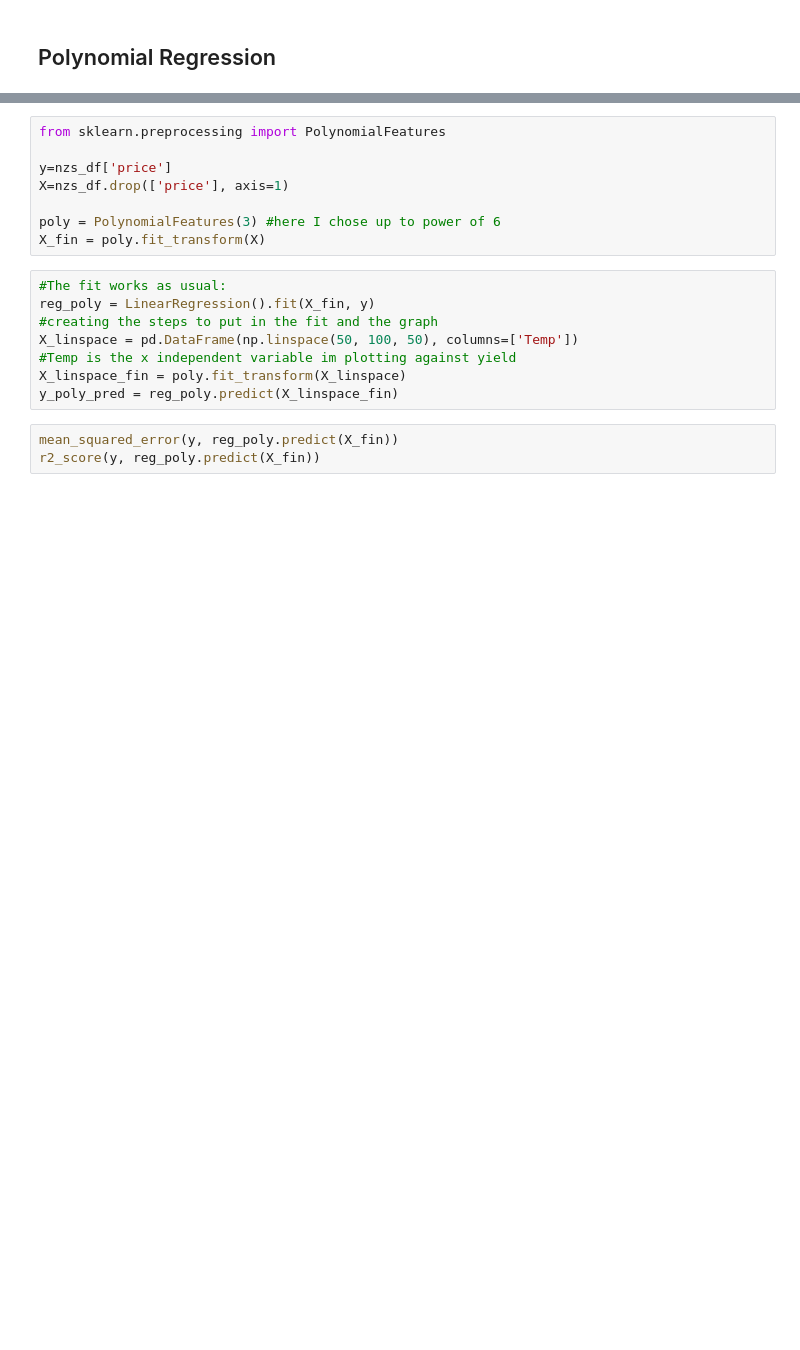
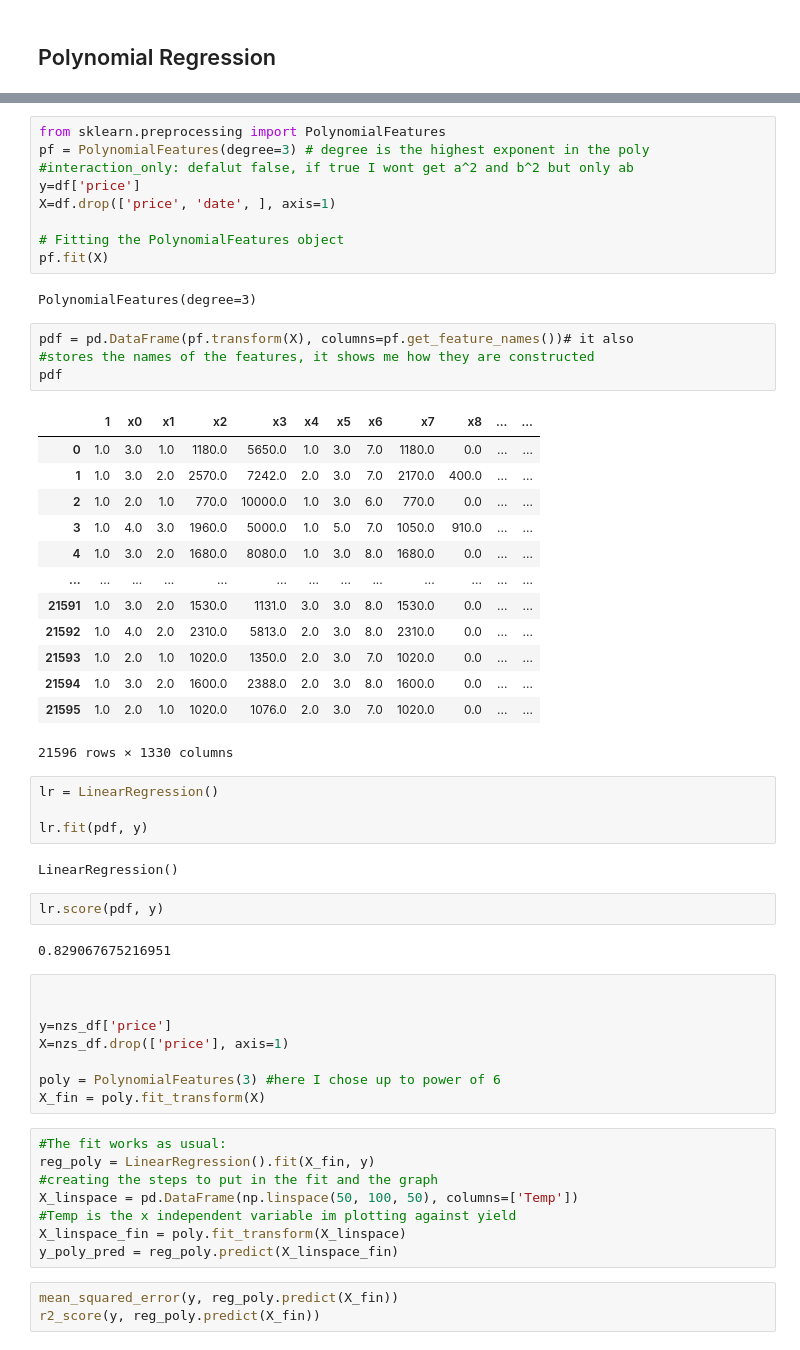
Before and after one commit to MNLKuzmin/dsc-phase-2-project-v2-3, a Jupyter notebook: student.ipynb, the cells around one changed output, grey strips where cells are left out. Drawn from its saved outputs; the diff is of its cells as text; blank space fills up the shorter version.

```diff
--- a/student.ipynb
+++ b/student.ipynb
@@ -1417,5 +1482,44 @@ As we can see the MSRE is pretty high, but the R2 results are pretty good and th
+# %%
+from sklearn.preprocessing import PolynomialFeatures
+pf = PolynomialFeatures(degree=3) # degree is the highest exponent in the poly
+#interaction_only: defalut false, if true I wont get a^2 and b^2 but only ab
+y=df['price']
+X=df.drop(['price', 'date', ], axis=1)
+
+# Fitting the PolynomialFeatures object
+pf.fit(X)
+# %% [output]
+PolynomialFeatures(degree=3)
+# %%
+pdf = pd.DataFrame(pf.transform(X), columns=pf.get_feature_names())# it also
+#stores the names of the features, it shows me how they are constructed
+pdf
+# %% [output]
+|  | 1 | x0 | x1 | x2 | x3 | x4 | x5 | x6 | x7 | x8 | ... | ... |
+| 0 | 1.0 | 3.0 | 1.0 | 1180.0 | 5650.0 | 1.0 | 3.0 | 7.0 | 1180.0 | 0.0 | ... | ... |
+| 1 | 1.0 | 3.0 | 2.0 | 2570.0 | 7242.0 | 2.0 | 3.0 | 7.0 | 2170.0 | 400.0 | ... | ... |
+| 2 | 1.0 | 2.0 | 1.0 | 770.0 | 10000.0 | 1.0 | 3.0 | 6.0 | 770.0 | 0.0 | ... | ... |
+| 3 | 1.0 | 4.0 | 3.0 | 1960.0 | 5000.0 | 1.0 | 5.0 | 7.0 | 1050.0 | 910.0 | ... | ... |
+| 4 | 1.0 | 3.0 | 2.0 | 1680.0 | 8080.0 | 1.0 | 3.0 | 8.0 | 1680.0 | 0.0 | ... | ... |
+| ... | ... | ... | ... | ... | ... | ... | ... | ... | ... | ... | ... | ... |
+| 21591 | 1.0 | 3.0 | 2.0 | 1530.0 | 1131.0 | 3.0 | 3.0 | 8.0 | 1530.0 | 0.0 | ... | ... |
+| 21592 | 1.0 | 4.0 | 2.0 | 2310.0 | 5813.0 | 2.0 | 3.0 | 8.0 | 2310.0 | 0.0 | ... | ... |
+| 21593 | 1.0 | 2.0 | 1.0 | 1020.0 | 1350.0 | 2.0 | 3.0 | 7.0 | 1020.0 | 0.0 | ... | ... |
+| 21594 | 1.0 | 3.0 | 2.0 | 1600.0 | 2388.0 | 2.0 | 3.0 | 8.0 | 1600.0 | 0.0 | ... | ... |
+| 21595 | 1.0 | 2.0 | 1.0 | 1020.0 | 1076.0 | 2.0 | 3.0 | 7.0 | 1020.0 | 0.0 | ... | ... |
+21596 rows × 1330 columns
+# %%
+lr = LinearRegression()
+
+lr.fit(pdf, y)
+# %% [output]
+LinearRegression()
+# %%
+lr.score(pdf, y)
+# %% [output]
+0.829067675216951
 # %%
-from sklearn.preprocessing import PolynomialFeatures
+
 
 y=nzs_df['price']
 X=nzs_df.drop(['price'], axis=1)
```
Also changed, not shown: parts of 32 cells of this notebook.
